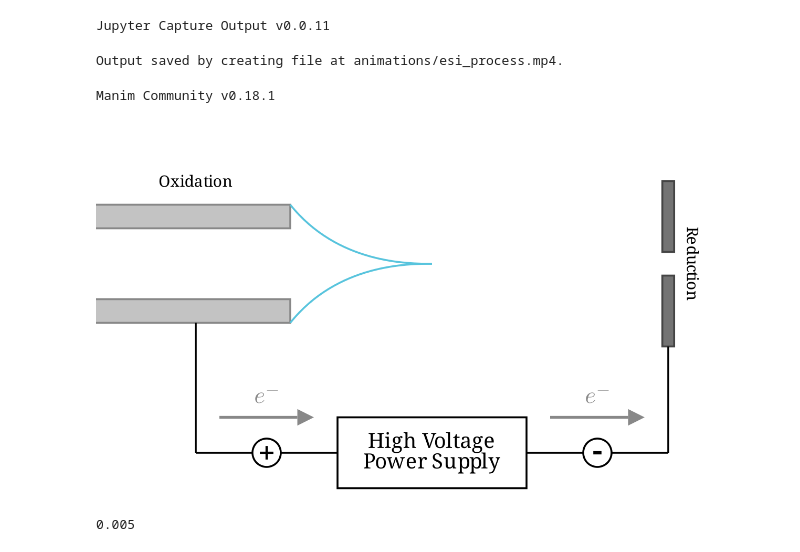
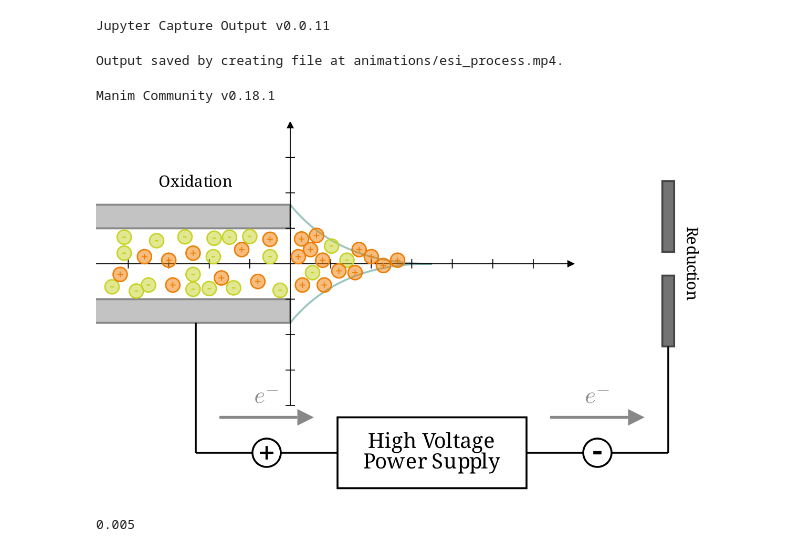
Before and after one commit to CVC97/TIMS-Drift-Tube-Animation, a Jupyter notebook: esi.ipynb, the cells around one changed output. Cells and saved outputs as stored; diff of their text form; code cells hidden in the pictures.

```diff
--- a/esi.ipynb
+++ b/esi.ipynb
@@ -28,36 +28,111 @@ class esi_Scene(Scene):
 
         # Capillary
         upper_capillary = Rectangle(height = 0.5, width = 10, color = COLOR_ESI_CAPILLARY_EXIT, fill_opacity = 0.5).move_to([-8, 2, 0])
         lower_capillary = Rectangle(height = 0.5, width = 10, color = COLOR_ESI_CAPILLARY_EXIT, fill_opacity = 0.5).move_to([-8, 0, 0])
         capillary_descriptor = Text("Oxidation", color = BLACK, font_size = 24).next_to(upper_capillary, UP).shift(3*RIGHT+0.125*UP)
         self.add(upper_capillary, lower_capillary, capillary_descriptor)
 
-        upper_cone = CubicBezier(start_anchor = [-8+5, 2+0.25, 0], start_handle = [-8+5+1, 2+0.5-1.5, 0], end_handle = [0-0.5, 1, 0], end_anchor = [0, 1, 0], color = BLUE)
-        lower_cone = CubicBezier(start_anchor = [-8+5, 0-0.25, 0], start_handle = [-8+5+1, 0-0.5+1.5, 0], end_handle = [0-0.5, 1, 0], end_anchor = [0, 1, 0], color = BLUE)
+        upper_cone = CubicBezier(start_anchor = [-8+5, 2+0.25, 0], start_handle = [-8+5+1, 2+0.5-1.5, 0], end_handle = [0-0.5, 1, 0], end_anchor = [0, 1, 0], color = "#006c66", stroke_opacity = 0.4)
+        lower_cone = CubicBezier(start_anchor = [-8+5, 0-0.25, 0], start_handle = [-8+5+1, 0-0.5+1.5, 0], end_handle = [0-0.5, 1, 0], end_anchor = [0, 1, 0], color = "#006c66", stroke_opacity = 0.4)
         self.add(upper_cone, lower_cone)
 
         # Power Supply
         power_supply = Rectangle(height = 1.5, width = 4, color = BLACK).move_to([0, -3, 0])
         power_supply_descriptor = Text(" High Voltage\nPower Supply", color = BLACK, font_size = 32).move_to([0, -3, 0])
         power_supply_left_cable_1 = Line(start = [-2, -3, 0], end = [-5, -3, 0], color = BLACK)
         power_supply_left_cable_2 = Line(start = [-5, -0.25, 0], end = [-5, -3, 0], color = BLACK)
         power_supply_right_cable_1 = Line(start = [2, -3, 0], end = [5, -3, 0], color = BLACK)
         power_supply_right_cable_2 = Line(start = [5, 0 - 1.5/2, 0], end = [5, -3, 0], color = BLACK)
         self.add(power_supply, power_supply_descriptor, power_supply_left_cable_1, power_supply_left_cable_2, power_supply_right_cable_1, power_supply_right_cable_2)
         power_supply_plus_circle = Circle(radius = 0.3, color = BLACK, fill_color = WHITE, fill_opacity = 1).move_to([-3.5, -3, 0])
         power_supply_plus = Text("+", weight = BOLD, color = BLACK, font_size = 48).move_to([-3.5, -3, 0])
         power_supply_minus_circle = Circle(radius = 0.3, color = BLACK, fill_color = WHITE, fill_opacity = 1).move_to([3.5, -3, 0])
         power_supply_minus = Text("-", weight = BOLD, color = BLACK, font_size = 48).move_to([3.5, -3, 0])
         self.add(power_supply_plus_circle, power_supply_plus, power_supply_minus_circle, power_supply_minus)
         e_left_arrow = Arrow(start = [-5+0.25, -3+0.75, 0], end = [-2-0.25, -3+0.75, 0], color = GRAY)
         e_right_arrow = Arrow(start = [+2+0.25, -3+0.75, 0], end = [5-0.25, -3+0.75, 0], color = GRAY)
         e_left = Tex("$e^-$", color = GRAY, font_size = 48).next_to(e_left_arrow, 0.5*UP)
         e_right = Tex("$e^-$", color = GRAY, font_size = 48).next_to(e_right_arrow, 0.5*UP)
         self.add(e_left_arrow, e_right_arrow, e_left, e_right)
+
+        # supporting coordinate system
+        esi_ax = Axes(#x_range = x_range, y_range = y_range, x_length = x_length, y_length = y_length,
+            axis_config = {"stroke_width": 2, "stroke_opacity": 1, "tip_width": 0.125, "tip_height": 0.125, "stroke_color": BLACK, "include_ticks": True}).move_to([-3, 1, 0])
+        self.add(esi_ax)
+
+
+        # plus charge
+        def get_plus(pos):
+            plus_circle = Circle(radius = 0.15, color = "#ef7c00", fill_color = "#ef7c00", fill_opacity = 0.5, stroke_width = 3).move_to(esi_ax.c2p(*pos))
+            esi_ax_plus = Text(r"+", weight = BOLD, color = "#ef7c00", font_size = 20).move_to(esi_ax.c2p(*pos))
+            return VGroup(plus_circle, esi_ax_plus)
+
+
+        # plus charge
+        def get_minus(pos):
+            plus_circle = Circle(radius = 0.15, color = "#c6d325", fill_color = "#c6d325", fill_opacity = 0.5, stroke_width = 3).move_to(esi_ax.c2p(*pos))
+            esi_ax_plus = Text(r"-", weight = BOLD, color = "#c6d325", font_size = 20).move_to(esi_ax.c2p(*pos))
+            return VGroup(plus_circle, esi_ax_plus)
+
+
+        minus_charge_list = [
+            [-1, 0.77, 0],
+            [-1.5, 0.75, 0],
+            [-2.0, -0.7, 0],
+            [-2.4, -0.72, 0],
+            [-1.88, 0.72, 0],
+            [-0.5, 0.2, 0],
+            [1.4, 0.1, 0],
+            [1.02, 0.5, 0],
+            [-2.6, 0.76, 0],
+            [-3.3, 0.65, 0],
+            [-1.9, 0.2, 0],
+            [-2.4, -0.3, 0],
+            [-3.8, -0.77, 0],
+            [-4.1, 0.75, 0],
+            [-4.4, -0.65, 0],
+            [-4.1, 0.3, 0],
+            [-1.4, -0.68, 0],
+            [-0.25, -0.75, 0],
+            [0.55, -0.25, 0],
+            [-3.5, -0.6, 0]
+        ]
+
+        plus_charge_list = [
+            [0.2, 0.2, 0],
+            [2.65, 0.1, 0],
+            [0.5, 0.4, 0],
+            [0.28, 0.7, 0],
+            [0.65, 0.8, 0],
+            [0.84, -0.6, 0],
+            [-3.6, 0.2, 0],
+            [-2.9, -0.6, 0],
+            [2, 0.2, 0],
+            [-0.8, -0.5, 0],
+            [-2.4, 0.3, 0],
+            [-0.5, 0.69, 0],
+            [0.3, -0.6, 0],
+            [1.6, -0.25, 0],
+            [1.7, 0.4, 0],
+            [2.3, -0.05, 0],
+            [0.8, 0.1, 0],
+            [1.2, -0.2, 0],
+            [-1.2, 0.4, 0],
+            [-1.7, -0.4, 0],
+            [-3, 0.1, 0],
+            [-4.2, -0.3, 0]
+        ]
+
+
+        for minus_charge_pos in minus_charge_list:
+            self.add(get_minus(minus_charge_pos))
+
+        for plus_charge_pos in plus_charge_list:
+            self.add(get_plus(plus_charge_pos))
 # %% [output]
 Output saved by creating file at animations/esi_process.mp4.
 Manim Community v0.18.1
-[figure, old version]
+[figure, new version]
 # %%
 0.99*0.005 / (0.99*0.005 + 0.99*0.995)
 # %% [output]
```
